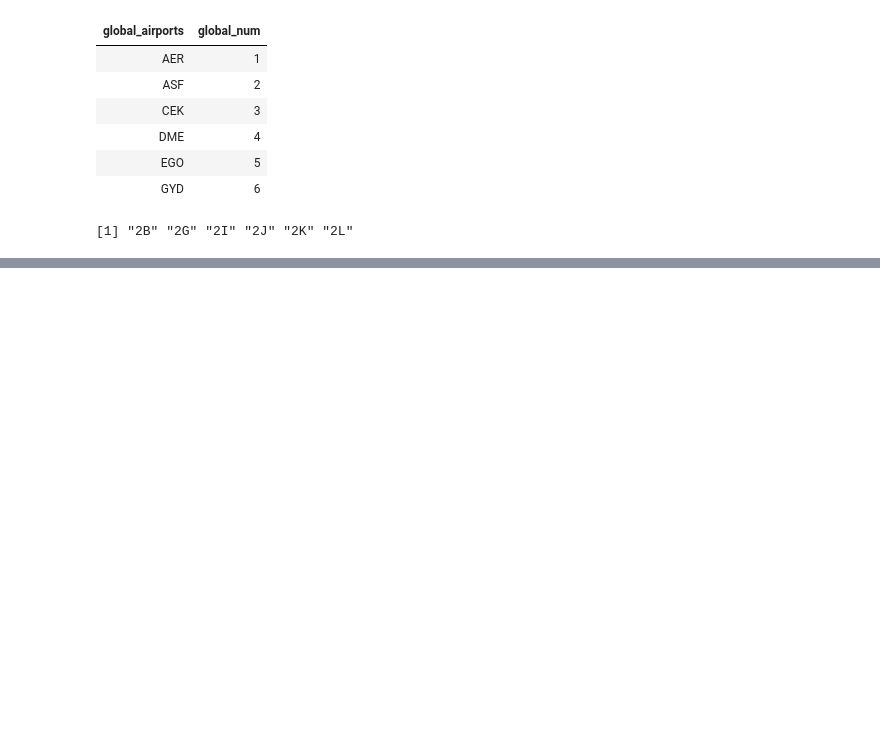
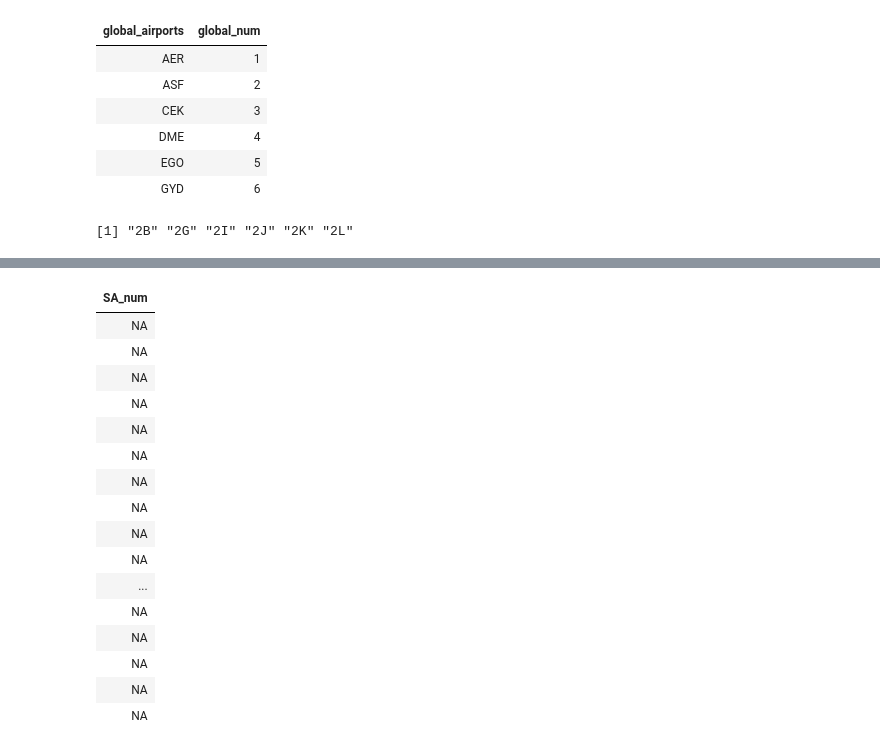
Before and after one commit to Yuriyama/Proyecto_aerolineas, a Jupyter notebook: Code/Procesamiento_datos.ipynb, the cells around one changed output, grey strips where cells are left out. Cells and saved outputs as stored; diff of their text form; code cells hidden in the pictures; blank space fills up the shorter version.

```diff
--- a/Code/Procesamiento_datos.ipynb
+++ b/Code/Procesamiento_datos.ipynb
@@ -783,15 +893,15 @@ No está conectado MEX y PTY porque al momento de filtrar, quitamos esa ruta pue
 # %% [markdown]
 ## Exportamos los archivos de cada aerolínea
 # %%
-#Función que guarda el grafo de cada aerolínea en un archivo
-exportar_capa <- lapply(mis_aerolineas, FUN = function(i){
-    aerol <- dplyr::filter(.data = rutas17f, Airline == i)
-    g <- igraph::graph_from_data_frame(d = aerol,
-                                      directed = TRUE)
-    matriz_multiplex <- as_adjacency_matrix(g)
-    matriz_multiplex <- as.matrix(matriz_multiplex)
-    matriz_multiplex_du <- ifelse(matriz_multiplex == 0,
-                                yes = 0,
-                                 no = 1)
-    write.csv(matriz_multiplex_du, file = paste("data/aerolineas_matrices/",i,"_matriz_du.csv"))
-})
+##Función que guarda el grafo de cada aerolínea en un archivo
+#exportar_capa <- lapply(mis_aerolineas, FUN = function(i){
+#    aerol <- dplyr::filter(.data = rutas17f, Airline == i)
+#    g <- igraph::graph_from_data_frame(d = aerol,
+#                                      directed = TRUE)
+#    matriz_multiplex <- as_adjacency_matrix(g)
+#    matriz_multiplex <- as.matrix(matriz_multiplex)
+#    matriz_multiplex_du <- ifelse(matriz_multiplex == 0,
+#                                yes = 0,
+#                                 no = 1)
+#    write.csv(matriz_multiplex_du, file = paste("data/aerolineas_matrices/",i,"_matriz_du.csv"))
+#})
@@ -854,7 +911,0 @@ capas <- lapply(mis_aerolineas, FUN = function(i){
-# %%
-#Generalizamos.
-#Hacemos un ciclo que llame a la función capas y las grafique
-for(i in seq_along(capas)){
-  plot(capas[[i]][["Red"]],
-       main = names(capas[i]))
-}
@@ -887,7 +911,0 @@ names(capas_totales)
-# %%
-#Generalizamos.
-#Hacemos un ciclo que llame a la función capas y las grafique
-for(i in seq_along(capas)){
-  plot(capas[[i]][["Red"]],
-       main = names(capas[i]))
-}
@@ -967 +1096,21 @@ dictionary_global %>% head
+# %%
+resultado %>% dplyr::select("SA_num")
+# %% [output]
+| SA_num |
+| NA |
+| NA |
+| NA |
+| NA |
+| NA |
+| NA |
+| NA |
+| NA |
+| NA |
+| NA |
+| ... |
+| NA |
+| NA |
+| NA |
+| NA |
+| NA |
 # %%
```
Also changed, not shown: parts of 134 cells of this notebook, 2 other files.
